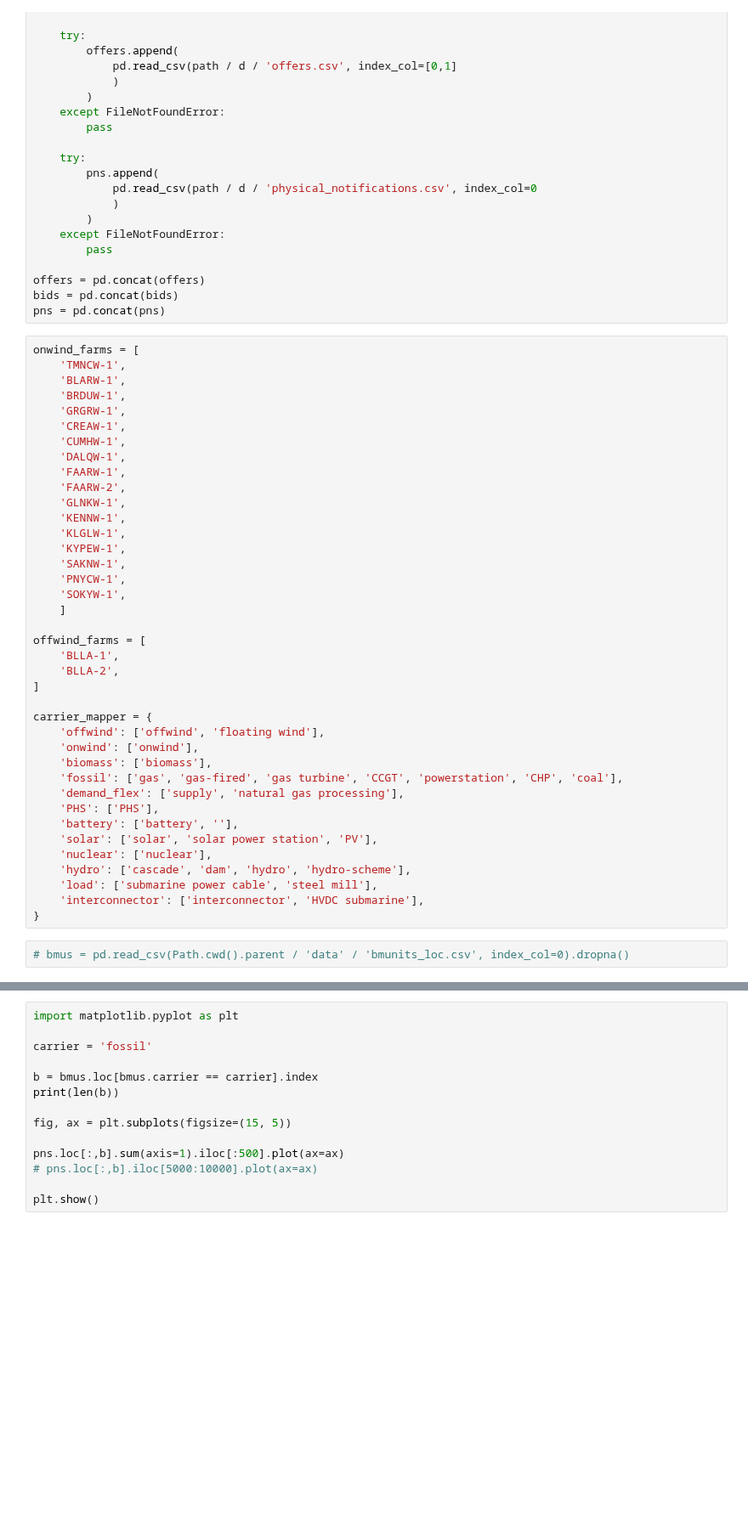
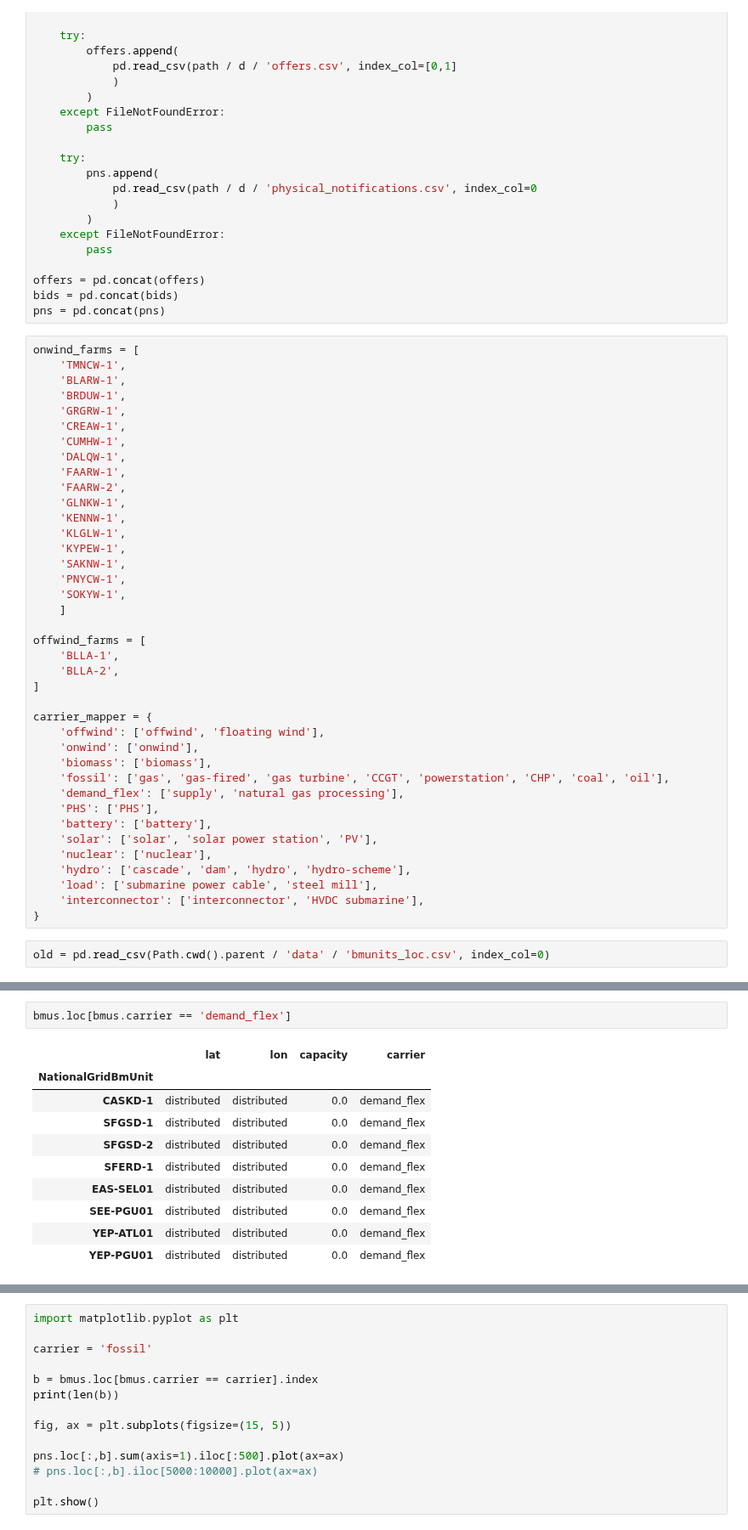
Before and after one commit to LukasFrankenQ/GBPower, a Jupyter notebook: notebooks/build_hydro.ipynb, the cells around one changed output, grey strips where cells are left out. Shown at 85% size. Drawn from its saved outputs; the diff is of its cells as text; blank space fills up the shorter version.

```diff
--- a/notebooks/build_hydro.ipynb
+++ b/notebooks/build_hydro.ipynb
@@ -69,10 +69,10 @@ carrier_mapper = {
     'offwind': ['offwind', 'floating wind'],
     'onwind': ['onwind'],
     'biomass': ['biomass'],
-    'fossil': ['gas', 'gas-fired', 'gas turbine', 'CCGT', 'powerstation', 'CHP', 'coal'],
+    'fossil': ['gas', 'gas-fired', 'gas turbine', 'CCGT', 'powerstation', 'CHP', 'coal', 'oil'],
     'demand_flex': ['supply', 'natural gas processing'],
     'PHS': ['PHS'],
-    'battery': ['battery', ''],
+    'battery': ['battery'],
     'solar': ['solar', 'solar power station', 'PV'],
     'nuclear': ['nuclear'],
     'hydro': ['cascade', 'dam', 'hydro', 'hydro-scheme'],
@@ -80,4 +80,4 @@ carrier_mapper = {
     'interconnector': ['interconnector', 'HVDC submarine'],
 }
 # %%
-# bmus = pd.read_csv(Path.cwd().parent / 'data' / 'bmunits_loc.csv', index_col=0).dropna()
+old = pd.read_csv(Path.cwd().parent / 'data' / 'bmunits_loc.csv', index_col=0)
@@ -95,3 +111,16 @@ for clean_name, old_carriers in carrier_mapper.items():
+# %%
+bmus.loc[bmus.carrier == 'demand_flex']
+# %% [output]
+|  | lat | lon | capacity | carrier |
+| NationalGridBmUnit |  |  |  |  |
+| CASKD-1 | distributed | distributed | 0.0 | demand_flex |
+| SFGSD-1 | distributed | distributed | 0.0 | demand_flex |
+| SFGSD-2 | distributed | distributed | 0.0 | demand_flex |
+| SFERD-1 | distributed | distributed | 0.0 | demand_flex |
+| EAS-SEL01 | distributed | distributed | 0.0 | demand_flex |
+| SEE-PGU01 | distributed | distributed | 0.0 | demand_flex |
+| YEP-ATL01 | distributed | distributed | 0.0 | demand_flex |
+| YEP-PGU01 | distributed | distributed | 0.0 | demand_flex |
 # %%
 # bmus = pd.read_csv(Path.cwd().parent / 'data' / 'bmunits_loc.csv', index_col=0).dropna()
 
```
Also changed, not shown: parts of 16 cells of this notebook, 1 other file.
